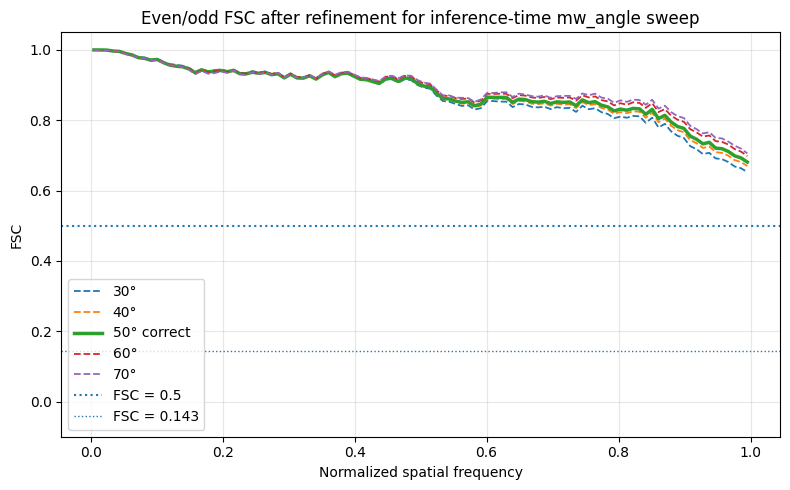
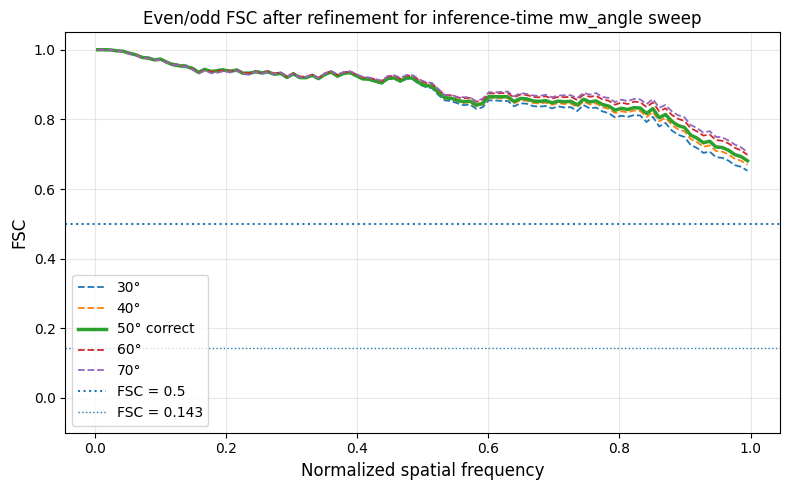
Unified diff of the notebook cell whose output changed from the first chart to the second:
--- before
+++ after
@@ -21,7 +21,7 @@
 plt.axhline(0.143, linestyle=":", linewidth=1.0, label="FSC = 0.143")
 
-plt.xlabel("Normalized spatial frequency")
-plt.ylabel("FSC")
-plt.title("Even/odd FSC after refinement for inference-time mw_angle sweep")
+plt.xlabel("Normalized spatial frequency", fontsize = 12)
+plt.ylabel("FSC", fontsize = 12)
+plt.title("Even/odd FSC after refinement for inference-time mw_angle sweep", fontsize = 12)
 plt.ylim(-0.1, 1.05)
 plt.legend()

Commit: Zoom notebook and Voxel / Resolution calculation